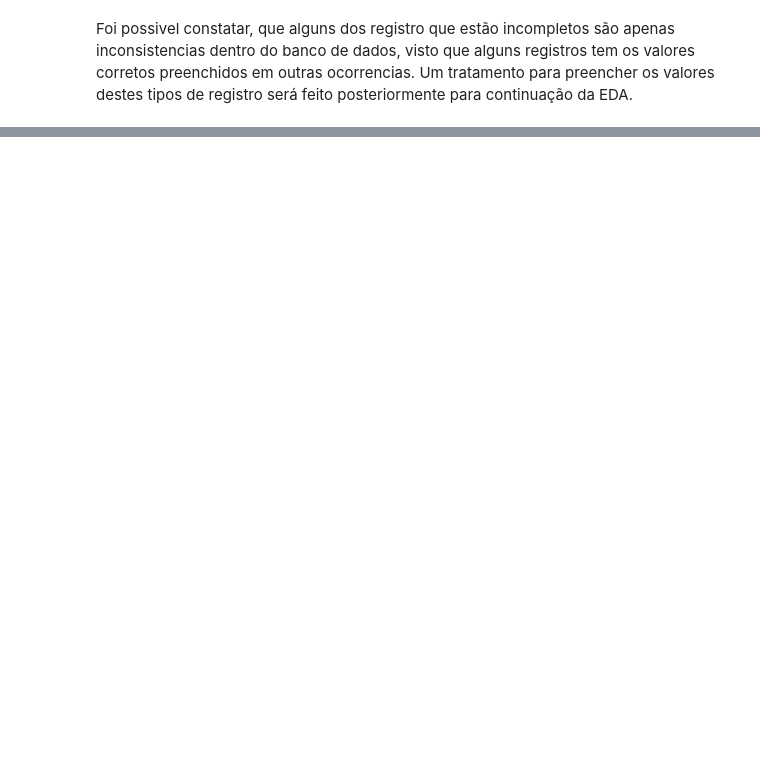
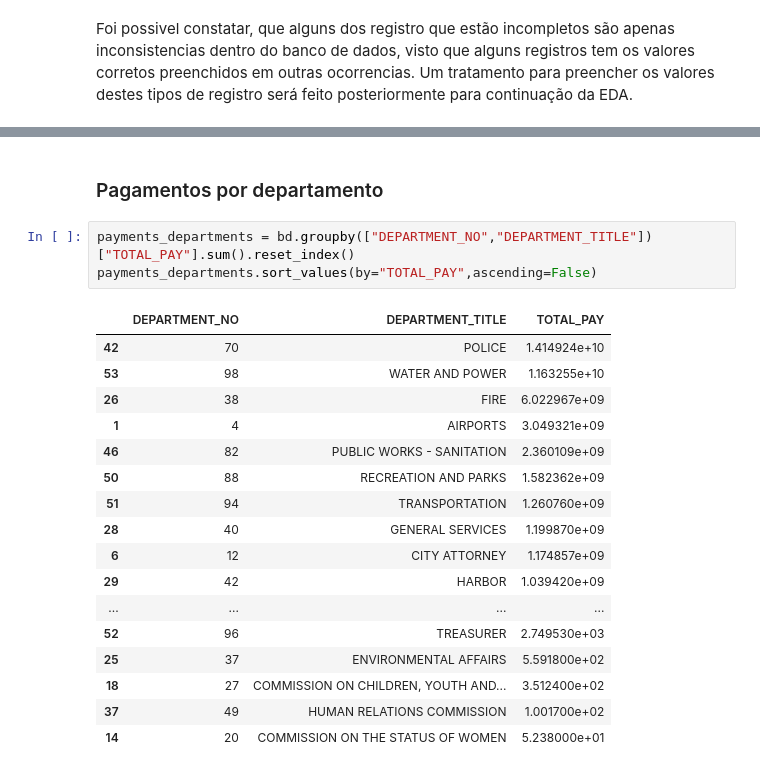
Before and after one commit to HugoCSouza/HUGO_SOUZA_DDF_TECH_072024, a Jupyter notebook: src/notebooks/eda.ipynb, the cells around one changed output, grey strips where cells are left out. Drawn from its saved outputs; the diff is of its cells as text; blank space fills up the shorter version.

```diff
--- a/src/notebooks/eda.ipynb
+++ b/src/notebooks/eda.ipynb
@@ -341,0 +456,23 @@ Foi possivel constatar, que alguns dos registro que estão incompletos são apen
+# %% [markdown]
+### Pagamentos por departamento
+# %%
+payments_departments = bd.groupby(["DEPARTMENT_NO","DEPARTMENT_TITLE"])["TOTAL_PAY"].sum().reset_index()
+payments_departments.sort_values(by="TOTAL_PAY",ascending=False)
+# %% [output]
+|  | DEPARTMENT_NO | DEPARTMENT_TITLE | TOTAL_PAY |
+| 42 | 70 | POLICE | 1.414924e+10 |
+| 53 | 98 | WATER AND POWER | 1.163255e+10 |
+| 26 | 38 | FIRE | 6.022967e+09 |
+| 1 | 4 | AIRPORTS | 3.049321e+09 |
+| 46 | 82 | PUBLIC WORKS - SANITATION | 2.360109e+09 |
+| 50 | 88 | RECREATION AND PARKS | 1.582362e+09 |
+| 51 | 94 | TRANSPORTATION | 1.260760e+09 |
+| 28 | 40 | GENERAL SERVICES | 1.199870e+09 |
+| 6 | 12 | CITY ATTORNEY | 1.174857e+09 |
+| 29 | 42 | HARBOR | 1.039420e+09 |
+| ... | ... | ... | ... |
+| 52 | 96 | TREASURER | 2.749530e+03 |
+| 25 | 37 | ENVIRONMENTAL AFFAIRS | 5.591800e+02 |
+| 18 | 27 | COMMISSION ON CHILDREN, YOUTH AND... | 3.512400e+02 |
+| 37 | 49 | HUMAN RELATIONS COMMISSION | 1.001700e+02 |
+| 14 | 20 | COMMISSION ON THE STATUS OF WOMEN | 5.238000e+01 |
```
Also changed, not shown: parts of 24 cells of this notebook, 1 other file.
